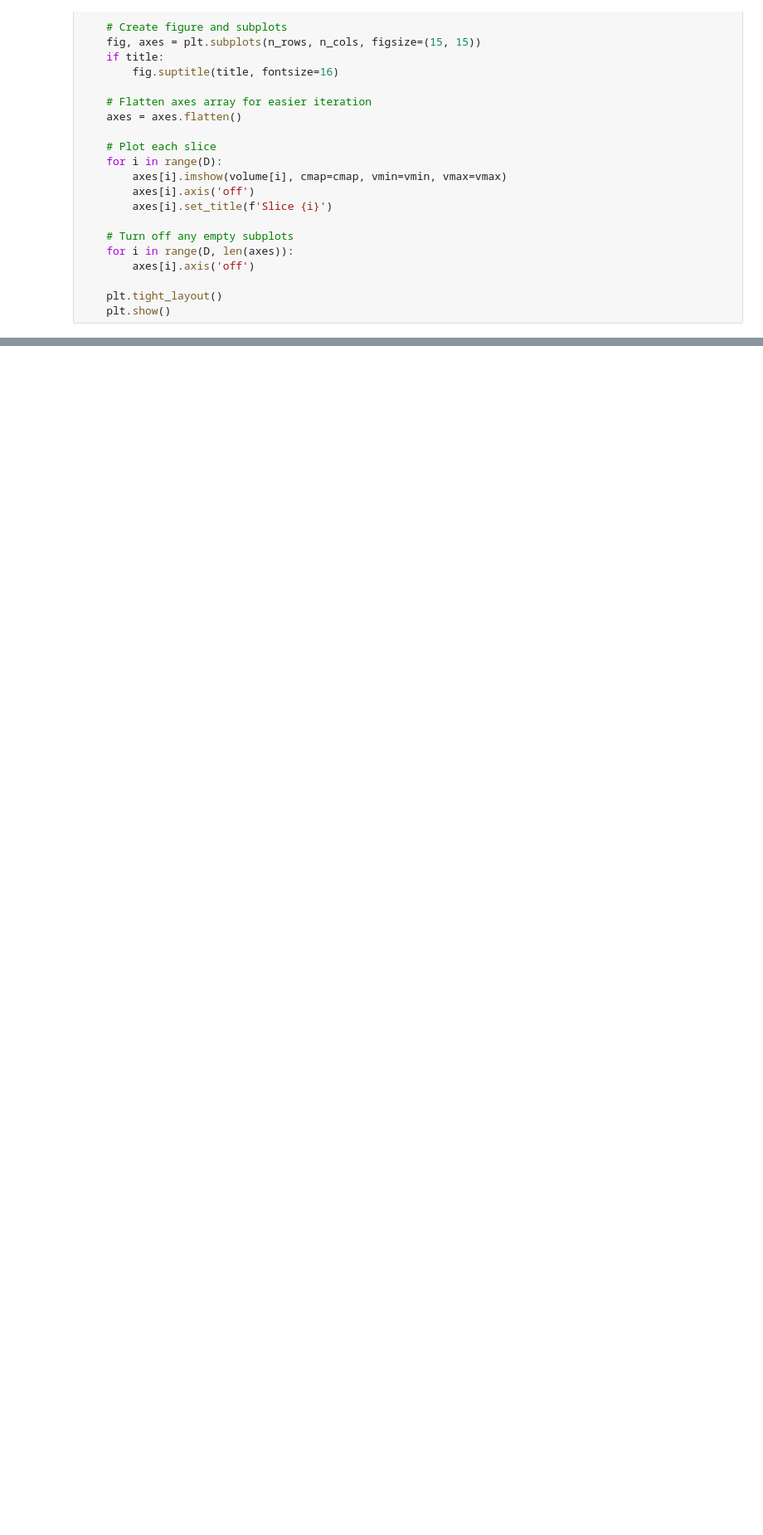
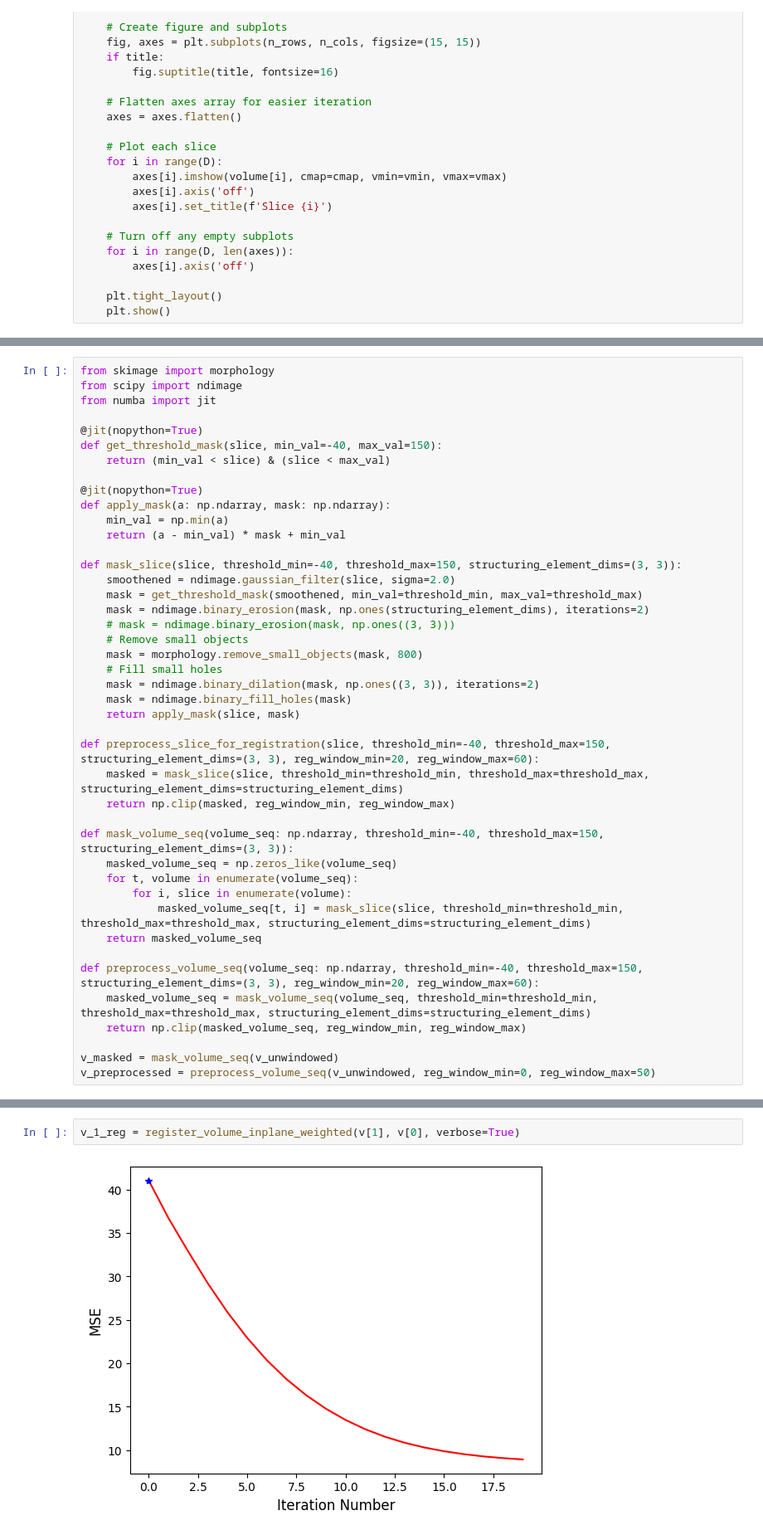
Before and after one commit to Simuschlatz/ChadCTP, a Jupyter notebook: src/registration_experiments.ipynb, the cells around one changed output, grey strips where cells are left out. Shown at 83% size. Drawn from its saved outputs; the diff is of its cells as text; blank space fills up the shorter version.

Commit message:
Bug fixing and Masked registration (in progress)

```diff
--- a/src/registration_experiments.ipynb
+++ b/src/registration_experiments.ipynb
@@ -780,0 +327,43 @@ plot_noise_analysis(filtered, *estimate_noise_levels(filtered, patch_size=3))
+# %%
+from skimage import morphology
+from scipy import ndimage
+from numba import jit
+
+@jit(nopython=True)
+def get_threshold_mask(slice, min_val=-40, max_val=150):
+    return (min_val < slice) & (slice < max_val)
+
+@jit(nopython=True)
+def apply_mask(a: np.ndarray, mask: np.ndarray):
+    min_val = np.min(a)
+    return (a - min_val) * mask + min_val
+
+def mask_slice(slice, threshold_min=-40, threshold_max=150, structuring_element_dims=(3, 3)):
+    smoothened = ndimage.gaussian_filter(slice, sigma=2.0)
+    mask = get_threshold_mask(smoothened, min_val=threshold_min, max_val=threshold_max)
+    mask = ndimage.binary_erosion(mask, np.ones(structuring_element_dims), iterations=2)
+    # mask = ndimage.binary_erosion(mask, np.ones((3, 3)))
+    # Remove small objects
+    mask = morphology.remove_small_objects(mask, 800)
+    # Fill small holes
+    mask = ndimage.binary_dilation(mask, np.ones((3, 3)), iterations=2)
+    mask = ndimage.binary_fill_holes(mask)
+    return apply_mask(slice, mask)
+
+def preprocess_slice_for_registration(slice, threshold_min=-40, threshold_max=150, structuring_element_dims=(3, 3), reg_window_min=20, reg_window_max=60):
+    masked = mask_slice(slice, threshold_min=threshold_min, threshold_max=threshold_max, structuring_element_dims=structuring_element_dims)
+    return np.clip(masked, reg_window_min, reg_window_max)
+
+def mask_volume_seq(volume_seq: np.ndarray, threshold_min=-40, threshold_max=150, structuring_element_dims=(3, 3)):
+    masked_volume_seq = np.zeros_like(volume_seq)
+    for t, volume in enumerate(volume_seq):
+        for i, slice in enumerate(volume):
+            masked_volume_seq[t, i] = mask_slice(slice, threshold_min=threshold_min, threshold_max=threshold_max, structuring_element_dims=structuring_element_dims)
+    return masked_volume_seq
+
+def preprocess_volume_seq(volume_seq: np.ndarray, threshold_min=-40, threshold_max=150, structuring_element_dims=(3, 3), reg_window_min=20, reg_window_max=60):
+    masked_volume_seq = mask_volume_seq(volume_seq, threshold_min=threshold_min, threshold_max=threshold_max, structuring_element_dims=structuring_element_dims)
+    return np.clip(masked_volume_seq, reg_window_min, reg_window_max)
+
+v_masked = mask_volume_seq(v_unwindowed)
+v_preprocessed = preprocess_volume_seq(v_unwindowed, reg_window_min=0, reg_window_max=50)
@@ -780,0 +530,4 @@ plot_noise_analysis(filtered, *estimate_noise_levels(filtered, patch_size=3))
+# %%
+v_1_reg = register_volume_inplane_weighted(v[1], v[0], verbose=True)
+# %% [output]
+[figure, added]
```
Also changed, not shown: parts of 69 cells of this notebook, 2 other files.
